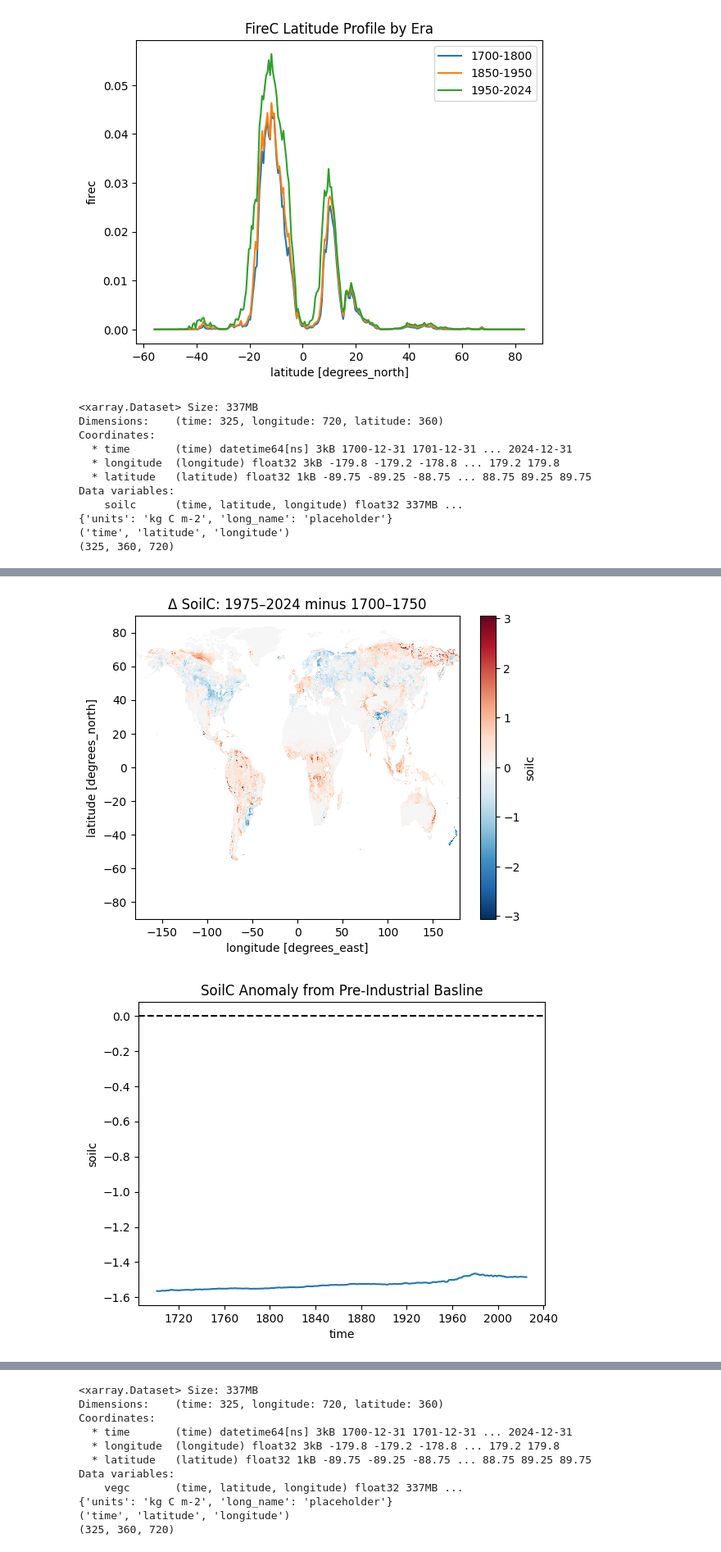
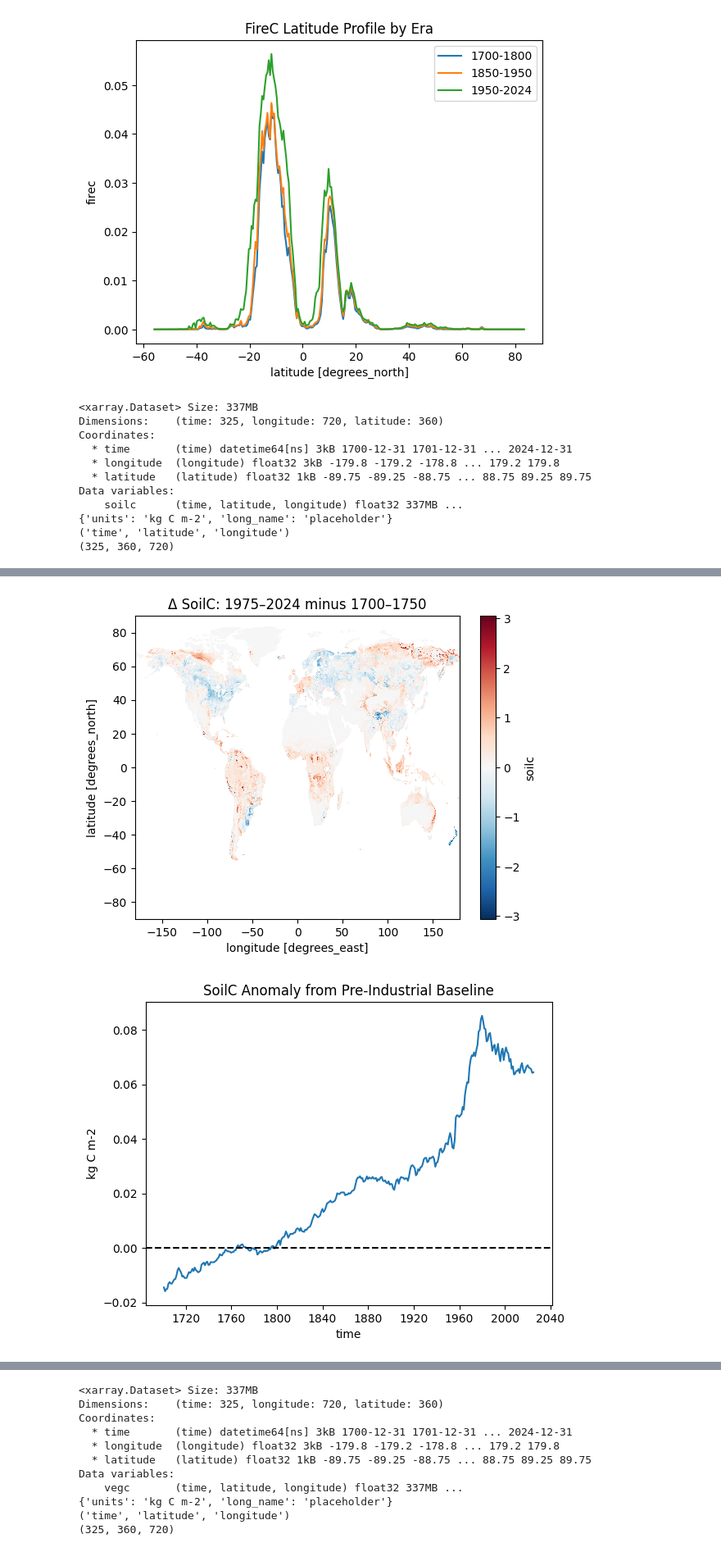
Before and after one commit to L1laBan3/LPJ-EOSIM, a Jupyter notebook: analysis.ipynb, the cells around one changed output, grey strips where cells are left out. Shown at 82% size. Drawn from its saved outputs; the diff is of its cells as text; code cells hidden in the pictures.

```diff
--- a/analysis.ipynb
+++ b/analysis.ipynb
@@ -341,42 +340,44 @@ plt.title("Δ SoilC: 1975–2024 minus 1700–1750")
 plt.show()
 
 #Anomaly time series
-baseline = soilc.sel(time=slice("1700","1850")).mean("time")
+baseline_soilc = global_mean_weighted_soilc.sel(time=slice("1700", "1850")).mean("time")
 
-anomaly = soilc_weighted.mean(dim=["latitude", "longitude"]) - soilc.sel(time=slice("1700", "1850")).mean()
-anomaly.plot()
+anomaly_soilc = global_mean_weighted_soilc - baseline_soilc
+
+anomaly_soilc.plot()
 plt.axhline(0, color="k", linestyle="--")
-plt.title("SoilC Anomaly from Pre-Industrial Basline")
+plt.title("SoilC Anomaly from Pre-Industrial Baseline")
+plt.ylabel("kg C m-2")
 plt.show()
 
 #Lat profile by era
 for label, sl in [("1700-1800", slice("1700", "1800")),
                   ("1850-1950", slice("1850", "1950")),
                   ("1950-2024", slice("1950", "2024"))]:
     soilc.sel(time=sl).mean(dim=["time", "longitude"]). plot(label=label)
 
 plt.legend()
 plt.title("SoilC Latitude Profile by Era")
 plt.show()
 # %% [output]
 <xarray.Dataset> Size: 337MB
 Dimensions:    (time: 325, longitude: 720, latitude: 360)
 Coordinates:
   * time       (time) datetime64[ns] 3kB 1700-12-31 1701-12-31 ... 2024-12-31
   * longitude  (longitude) float32 3kB -179.8 -179.2 -178.8 ... 179.2 179.8
   * latitude   (latitude) float32 1kB -89.75 -89.25 -88.75 ... 88.75 89.25 89.75
 Data variables:
     soilc      (time, latitude, longitude) float32 337MB ...
 {'units': 'kg C m-2', 'long_name': 'placeholder'}
 ('time', 'latitude', 'longitude')
 (325, 360, 720)
 [figure]
 [figure]
 [figure]
 [figure]
 [figure]
 [figure]
-[figure, old version]
+[figure, new version]
 [figure]
 # %%
 #Understanding the vegc.nc dataset
```
Also changed, not shown: parts of 12 cells of this notebook.
